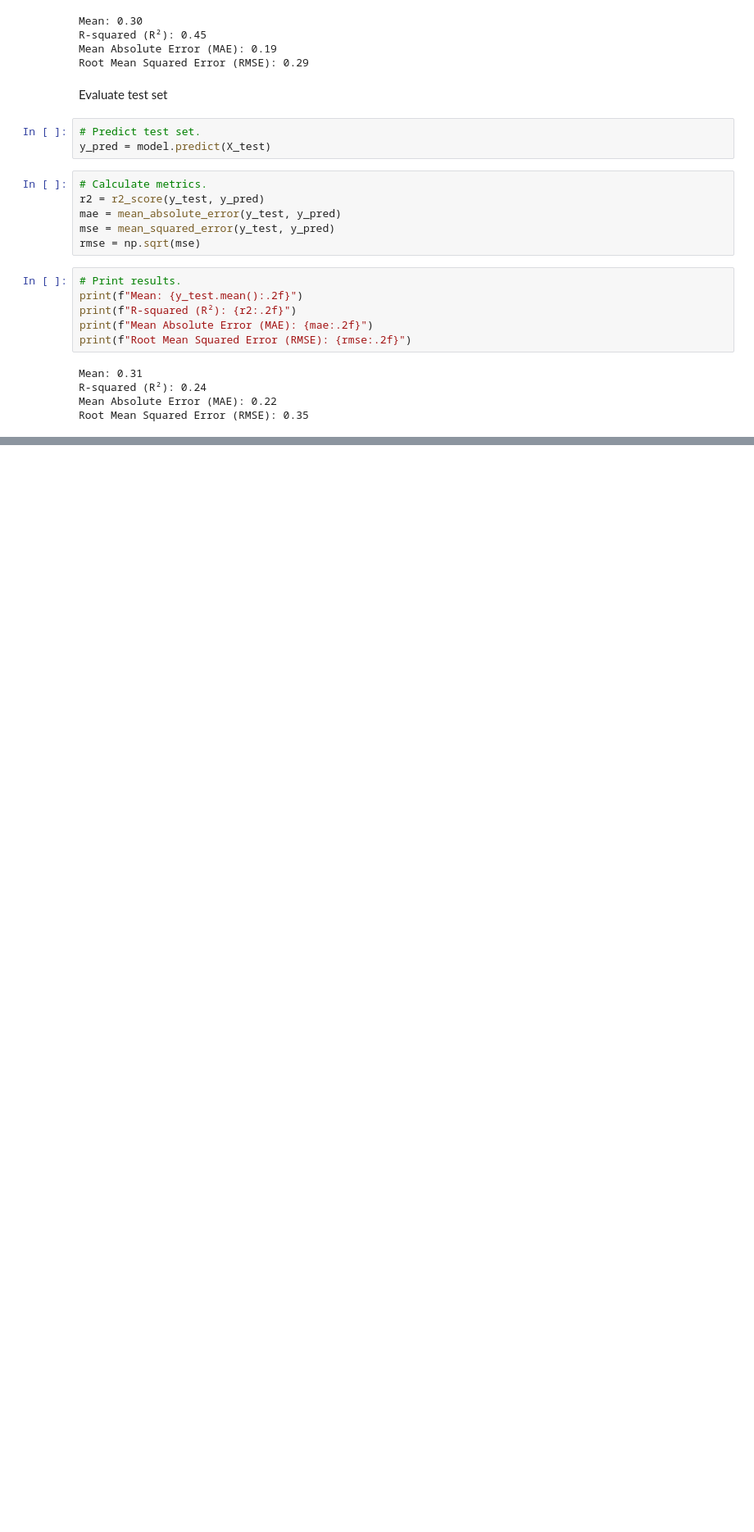
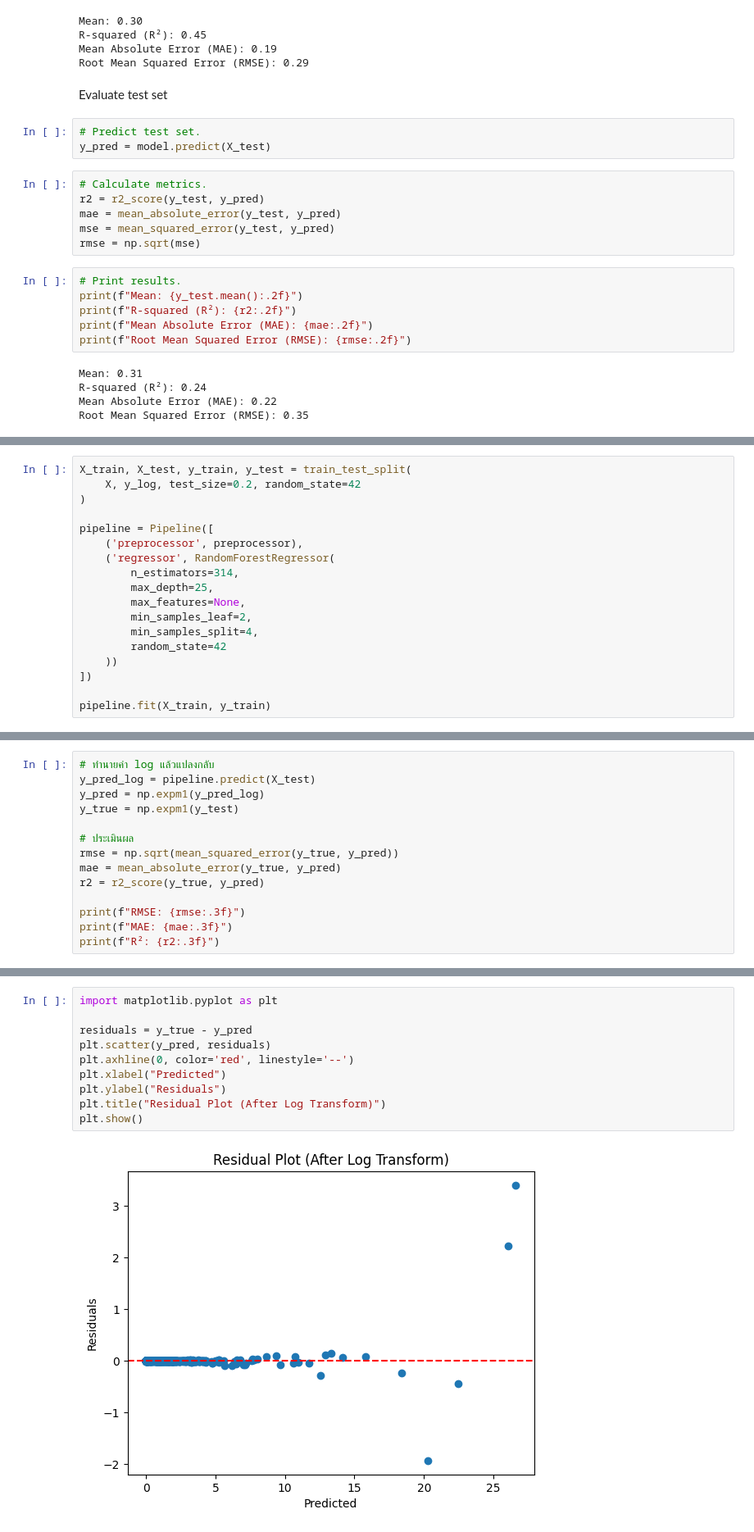
Before and after one commit to Broklink/Data-test, a Jupyter notebook: Copy_of_Regression_NonLinear.ipynb, the cells around one changed output, grey strips where cells are left out. Shown at 82% size. Drawn from its saved outputs; the diff is of its cells as text; blank space fills up the shorter version.

```diff
--- a/Copy_of_Regression_NonLinear.ipynb
+++ b/Copy_of_Regression_NonLinear.ipynb
@@ -559,0 +711,18 @@ R²: 0.818
+# %%
+X_train, X_test, y_train, y_test = train_test_split(
+    X, y_log, test_size=0.2, random_state=42
+)
+
+pipeline = Pipeline([
+    ('preprocessor', preprocessor),
+    ('regressor', RandomForestRegressor(
+        n_estimators=314,
+        max_depth=25,
+        max_features=None,
+        min_samples_leaf=2,
+        min_samples_split=4,
+        random_state=42
+    ))
+])
+
+pipeline.fit(X_train, y_train)
@@ -559,0 +750,14 @@ R²: 0.818
+# %%
+# ทำนายค่า log แล้วแปลงกลับ
+y_pred_log = pipeline.predict(X_test)
+y_pred = np.expm1(y_pred_log)
+y_true = np.expm1(y_test)
+
+# ประเมินผล
+rmse = np.sqrt(mean_squared_error(y_true, y_pred))
+mae = mean_absolute_error(y_true, y_pred)
+r2 = r2_score(y_true, y_pred)
+
+print(f"RMSE: {rmse:.3f}")
+print(f"MAE: {mae:.3f}")
+print(f"R²: {r2:.3f}")
@@ -559,0 +770,12 @@ R²: 0.818
+# %%
+import matplotlib.pyplot as plt
+
+residuals = y_true - y_pred
+plt.scatter(y_pred, residuals)
+plt.axhline(0, color='red', linestyle='--')
+plt.xlabel("Predicted")
+plt.ylabel("Residuals")
+plt.title("Residual Plot (After Log Transform)")
+plt.show()
+# %% [output]
+[figure, added]
```
Also changed, not shown: parts of 36 cells of this notebook.
